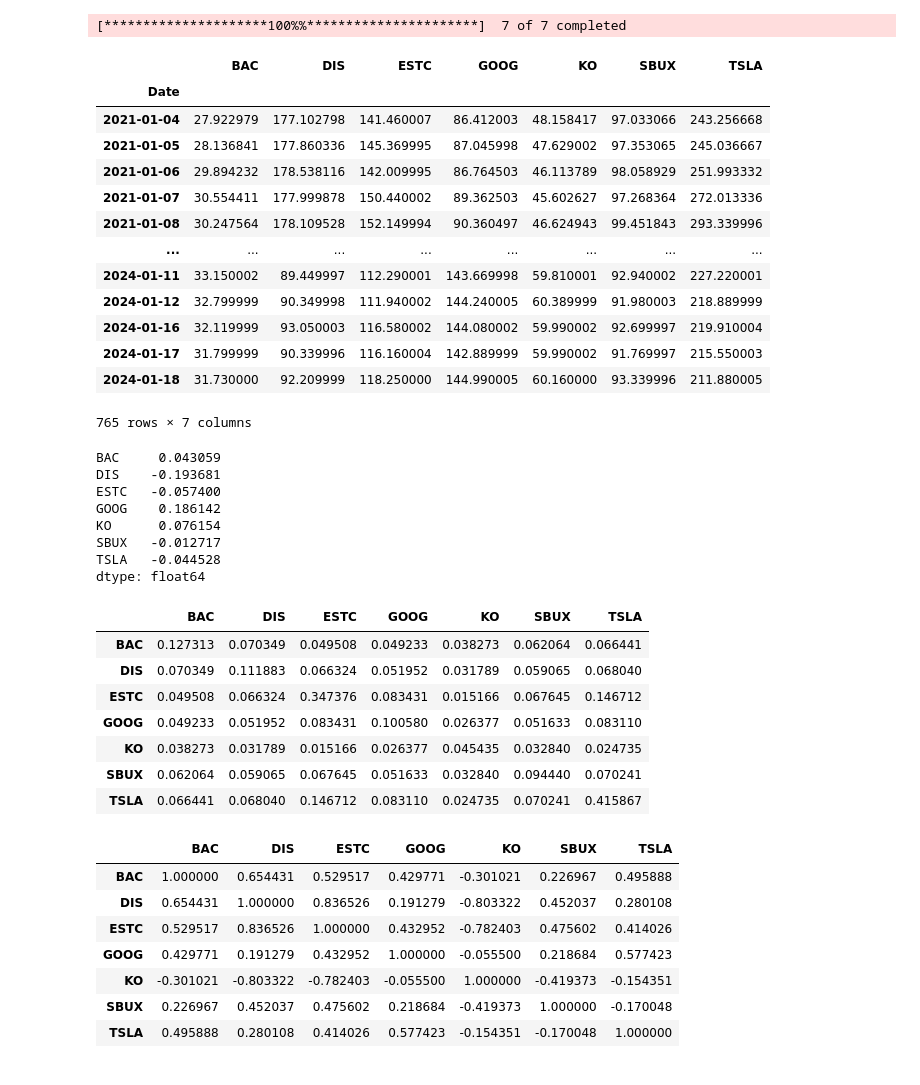
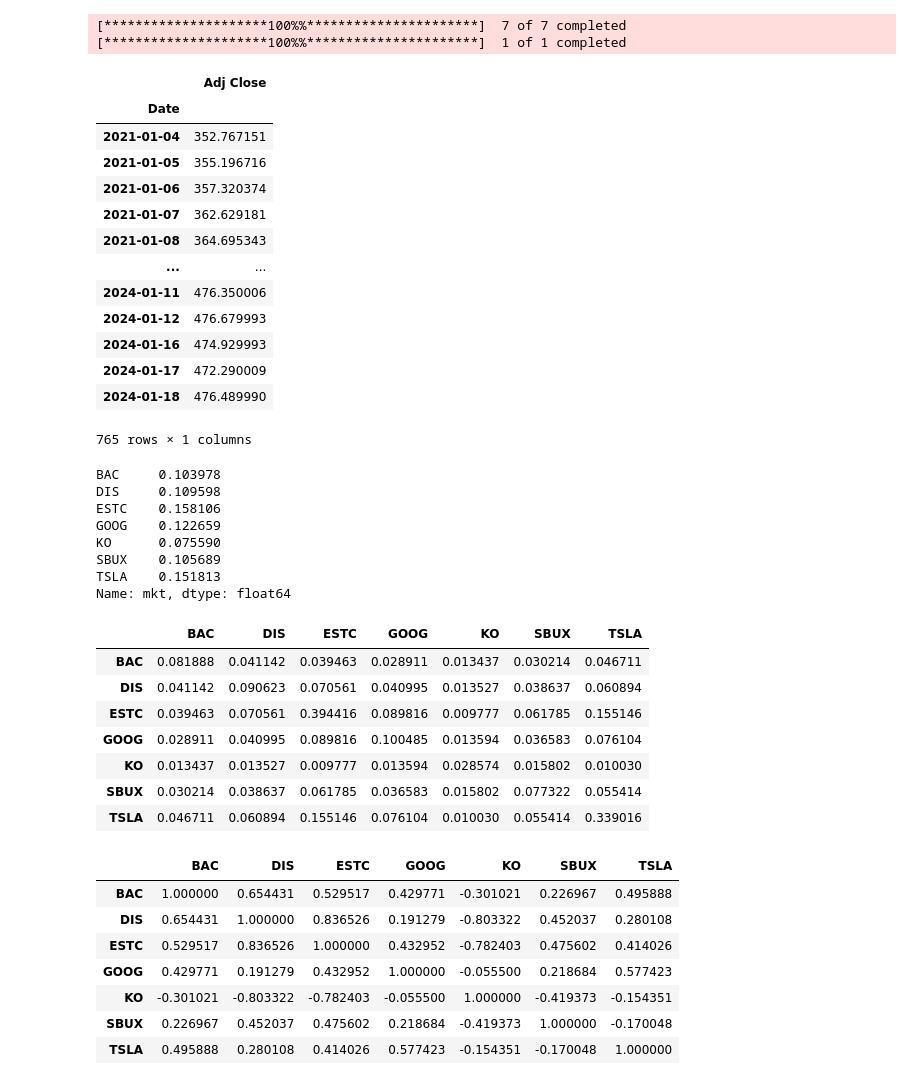
Before and after one commit to aibijq/jq_gsb, a Jupyter notebook: Portfolio_Optimization_PyPortfolioOpt_Student.ipynb, the cells around one changed output. Saved outputs shown, nothing was run; the diff lists cells and outputs as text; code cells hidden in the pictures.

```diff
--- a/Portfolio_Optimization_PyPortfolioOpt_Student.ipynb
+++ b/Portfolio_Optimization_PyPortfolioOpt_Student.ipynb
@@ -39,50 +37,57 @@ def fetch_stock_data(tickers, start_date, end_date):
 # %%
 tickers = "TSLA GOOG ESTC BAC SBUX KO DIS"
 start_date = "2021-01-01"
 end_date = "2024-01-19"
 stock_data = fetch_stock_data(tickers, start_date, end_date)
+market_data = fetch_stock_data('SPY', start_date, end_date).to_frame()
 stock_data
+market_data
 # %% [output]
 [*********************100%%**********************]  7 of 7 completed
+[*********************100%%**********************]  1 of 1 completed
-|  | BAC | DIS | ESTC | GOOG | KO | SBUX | TSLA |
-| Date |  |  |  |  |  |  |  |
-| 2021-01-04 | 27.922979 | 177.102798 | 141.460007 | 86.412003 | 48.158417 | 97.033066 | 243.256668 |
-| 2021-01-05 | 28.136841 | 177.860336 | 145.369995 | 87.045998 | 47.629002 | 97.353065 | 245.036667 |
-| 2021-01-06 | 29.894232 | 178.538116 | 142.009995 | 86.764503 | 46.113789 | 98.058929 | 251.993332 |
-| 2021-01-07 | 30.554411 | 177.999878 | 150.440002 | 89.362503 | 45.602627 | 97.268364 | 272.013336 |
-| 2021-01-08 | 30.247564 | 178.109528 | 152.149994 | 90.360497 | 46.624943 | 99.451843 | 293.339996 |
-| ... | ... | ... | ... | ... | ... | ... | ... |
-| 2024-01-11 | 33.150002 | 89.449997 | 112.290001 | 143.669998 | 59.810001 | 92.940002 | 227.220001 |
-| 2024-01-12 | 32.799999 | 90.349998 | 111.940002 | 144.240005 | 60.389999 | 91.980003 | 218.889999 |
-| 2024-01-16 | 32.119999 | 93.050003 | 116.580002 | 144.080002 | 59.990002 | 92.699997 | 219.910004 |
-| 2024-01-17 | 31.799999 | 90.339996 | 116.160004 | 142.889999 | 59.990002 | 91.769997 | 215.550003 |
-| 2024-01-18 | 31.730000 | 92.209999 | 118.250000 | 144.990005 | 60.160000 | 93.339996 | 211.880005 |
+|  | Adj Close |
+| Date |  |
+| 2021-01-04 | 352.767151 |
+| 2021-01-05 | 355.196716 |
+| 2021-01-06 | 357.320374 |
+| 2021-01-07 | 362.629181 |
+| 2021-01-08 | 364.695343 |
+| ... | ... |
+| 2024-01-11 | 476.350006 |
+| 2024-01-12 | 476.679993 |
+| 2024-01-16 | 474.929993 |
+| 2024-01-17 | 472.290009 |
+| 2024-01-18 | 476.489990 |
-765 rows × 7 columns
+765 rows × 1 columns
 # %%
 # Calculate expected returns and sample covariance
-mu = expected_returns.mean_historical_return(prices=stock_data)
+# mu = expected_returns.mean_historical_return(prices=stock_data)
+# mu = expected_returns.ema_historical_return(prices=stock_data)
+mu = expected_returns.capm_return(prices=stock_data, market_prices=market_data, risk_free_rate=0.05)
 mu
 # %% [output]
-BAC     0.043059
-DIS    -0.193681
-ESTC   -0.057400
-GOOG    0.186142
-KO      0.076154
-SBUX   -0.012717
-TSLA   -0.044528
-dtype: float64
+BAC     0.103978
+DIS     0.109598
+ESTC    0.158106
+GOOG    0.122659
+KO      0.075590
+SBUX    0.105689
+TSLA    0.151813
+Name: mkt, dtype: float64
 # %%
-Sigma = risk_models.risk_matrix(stock_data, method="sample_cov")
+# Sigma = risk_models.risk_matrix(stock_data, method="sample_cov")
+Sigma = risk_models.risk_matrix(stock_data, method="ledoit_wolf")
+
 Sigma
 # %% [output]
 |  | BAC | DIS | ESTC | GOOG | KO | SBUX | TSLA |
-| BAC | 0.127313 | 0.070349 | 0.049508 | 0.049233 | 0.038273 | 0.062064 | 0.066441 |
-| DIS | 0.070349 | 0.111883 | 0.066324 | 0.051952 | 0.031789 | 0.059065 | 0.068040 |
-| ESTC | 0.049508 | 0.066324 | 0.347376 | 0.083431 | 0.015166 | 0.067645 | 0.146712 |
-| GOOG | 0.049233 | 0.051952 | 0.083431 | 0.100580 | 0.026377 | 0.051633 | 0.083110 |
-| KO | 0.038273 | 0.031789 | 0.015166 | 0.026377 | 0.045435 | 0.032840 | 0.024735 |
-| SBUX | 0.062064 | 0.059065 | 0.067645 | 0.051633 | 0.032840 | 0.094440 | 0.070241 |
-| TSLA | 0.066441 | 0.068040 | 0.146712 | 0.083110 | 0.024735 | 0.070241 | 0.415867 |
+| BAC | 0.081888 | 0.041142 | 0.039463 | 0.028911 | 0.013437 | 0.030214 | 0.046711 |
+| DIS | 0.041142 | 0.090623 | 0.070561 | 0.040995 | 0.013527 | 0.038637 | 0.060894 |
+| ESTC | 0.039463 | 0.070561 | 0.394416 | 0.089816 | 0.009777 | 0.061785 | 0.155146 |
+| GOOG | 0.028911 | 0.040995 | 0.089816 | 0.100485 | 0.013594 | 0.036583 | 0.076104 |
+| KO | 0.013437 | 0.013527 | 0.009777 | 0.013594 | 0.028574 | 0.015802 | 0.010030 |
+| SBUX | 0.030214 | 0.038637 | 0.061785 | 0.036583 | 0.015802 | 0.077322 | 0.055414 |
+| TSLA | 0.046711 | 0.060894 | 0.155146 | 0.076104 | 0.010030 | 0.055414 | 0.339016 |
 # %%
 stock_data.corr()
 # %% [output]
```
Also changed, not shown: parts of 5 cells of this notebook.
